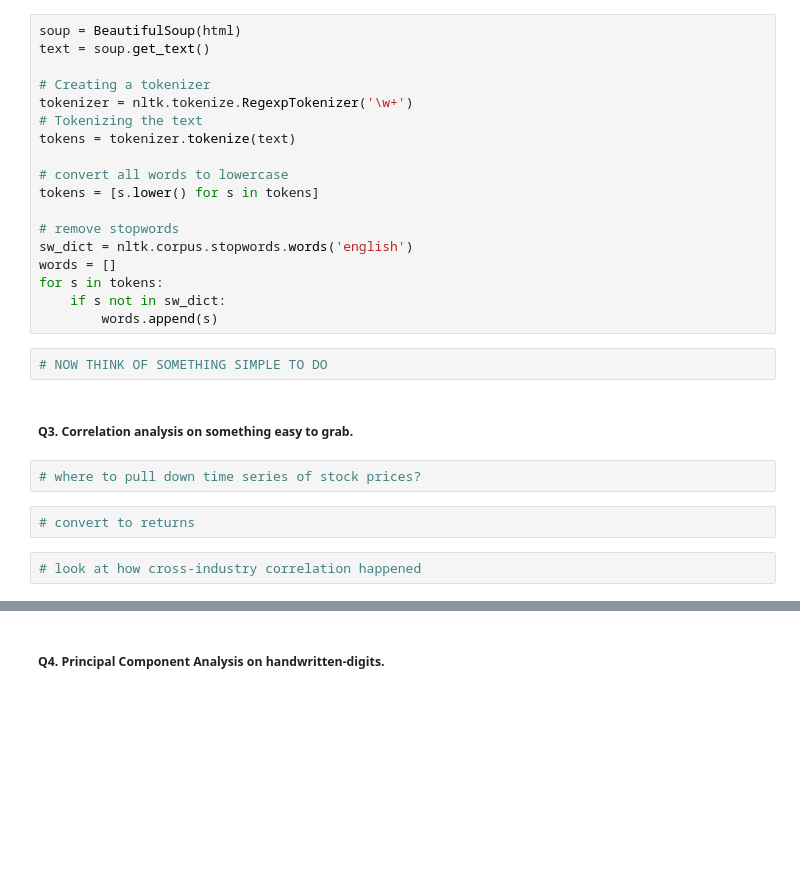
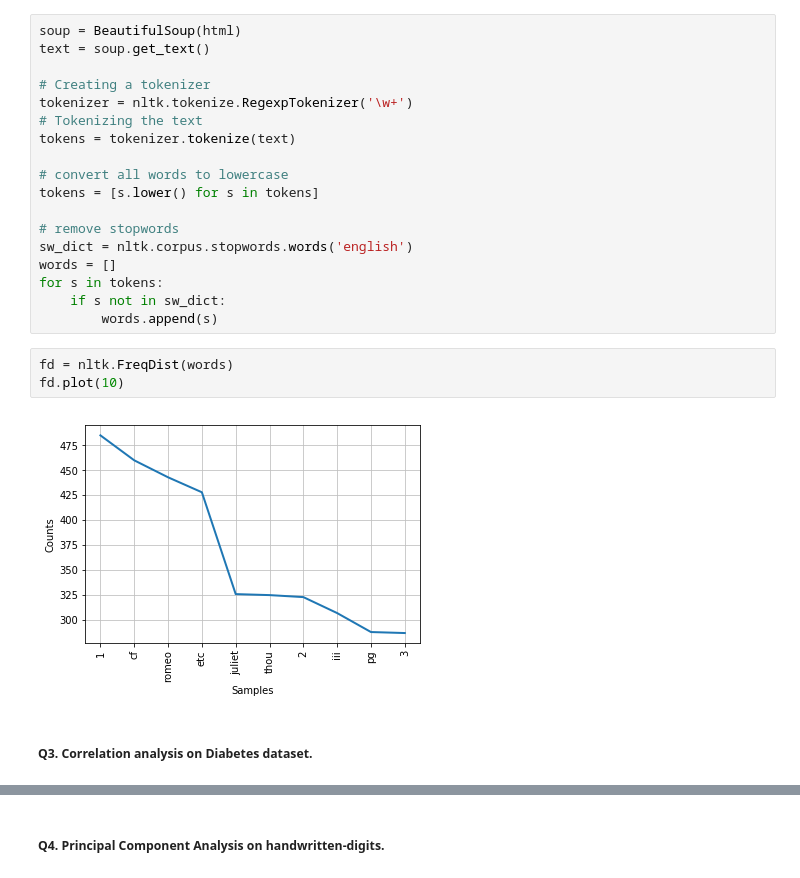
Before and after one commit to tduffy000/dse-i1020-midterm, a Jupyter notebook: midterm_questions.ipynb, the cells around one changed output, grey strips where cells are left out. Saved outputs shown, nothing was run; the diff lists cells and outputs as text; blank space fills up the shorter version.

```diff
--- a/midterm_questions.ipynb
+++ b/midterm_questions.ipynb
@@ -147,13 +146,10 @@ words = []
 for s in tokens:
     if s not in sw_dict:
         words.append(s)
-# %%
-# NOW THINK OF SOMETHING SIMPLE TO DO
+# %%
+fd = nltk.FreqDist(words)
+fd.plot(10)
+# %% [output]
+[figure, added]
 # %% [markdown]
-##### Q3. Correlation analysis on something easy to grab.
+##### Q3. Correlation analysis on Diabetes dataset.
-# %%
-# where to pull down time series of stock prices?
-# %%
-# convert to returns
-# %%
-# look at how cross-industry correlation happened
```
Also changed, not shown: parts of 19 cells of this notebook.
